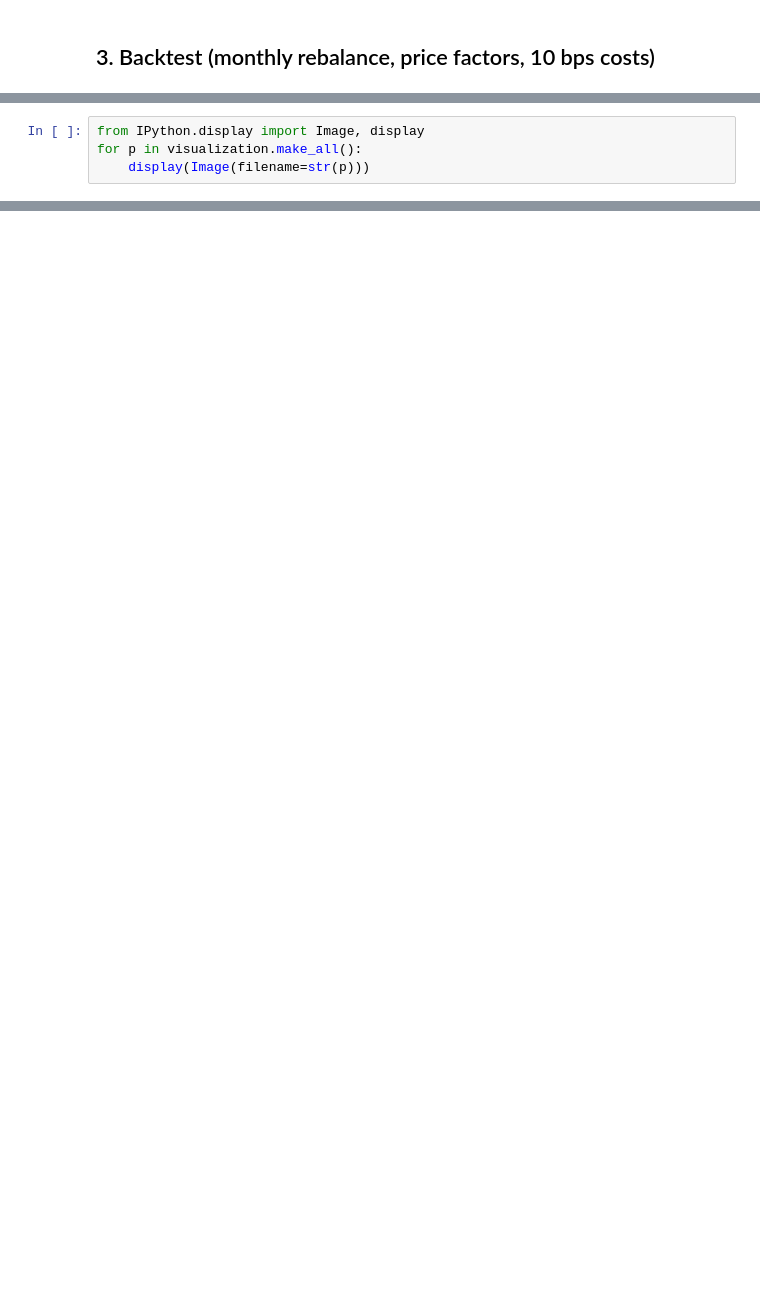
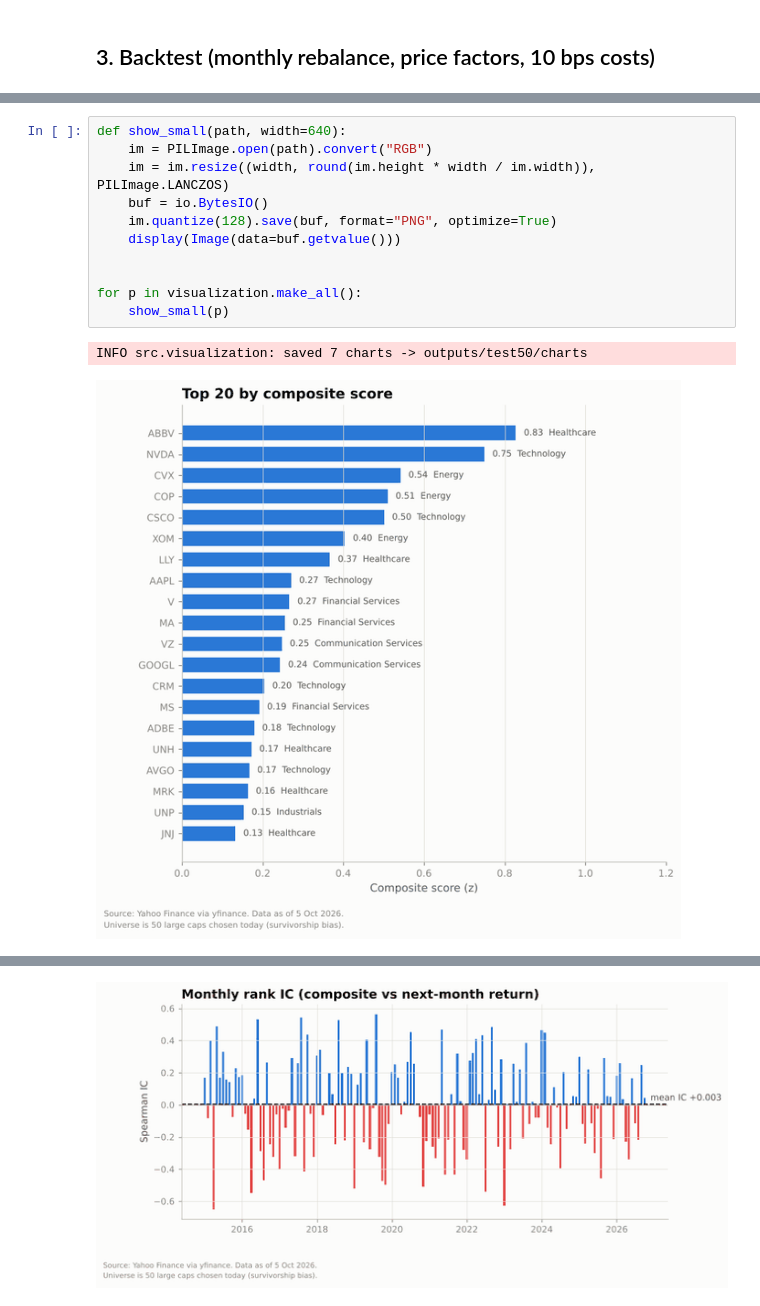
Before and after one commit to FleximusRex/Finance-equity-scanner, a Jupyter notebook: notebooks/multi_factor_equity_screener.ipynb, the cells around one changed output, grey strips where cells are left out. Saved outputs shown, nothing was run; the diff lists cells and outputs as text; blank space fills up the shorter version.

Commit message:
Rerun notebook on the 50-stock set with saved outputs and a Colab install cell

```diff
--- a/notebooks/multi_factor_equity_screener.ipynb
+++ b/notebooks/multi_factor_equity_screener.ipynb
@@ -36,4 +87,0 @@ backtest.main()
-# %%
-from IPython.display import Image, display
-for p in visualization.make_all():
-    display(Image(filename=str(p)))
@@ -41,0 +92,14 @@ for p in visualization.make_all():
+# %%
+def show_small(path, width=640):
+    im = PILImage.open(path).convert("RGB")
+    im = im.resize((width, round(im.height * width / im.width)), PILImage.LANCZOS)
+    buf = io.BytesIO()
+    im.quantize(128).save(buf, format="PNG", optimize=True)
+    display(Image(data=buf.getvalue()))
+
+
+for p in visualization.make_all():
+    show_small(p)
+# %% [output]
+INFO src.visualization: saved 7 charts -> outputs/test50/charts
+[figure, added]
@@ -41,0 +110 @@ for p in visualization.make_all():
+[figure, added]
```
Also changed, not shown: parts of 14 cells of this notebook.
